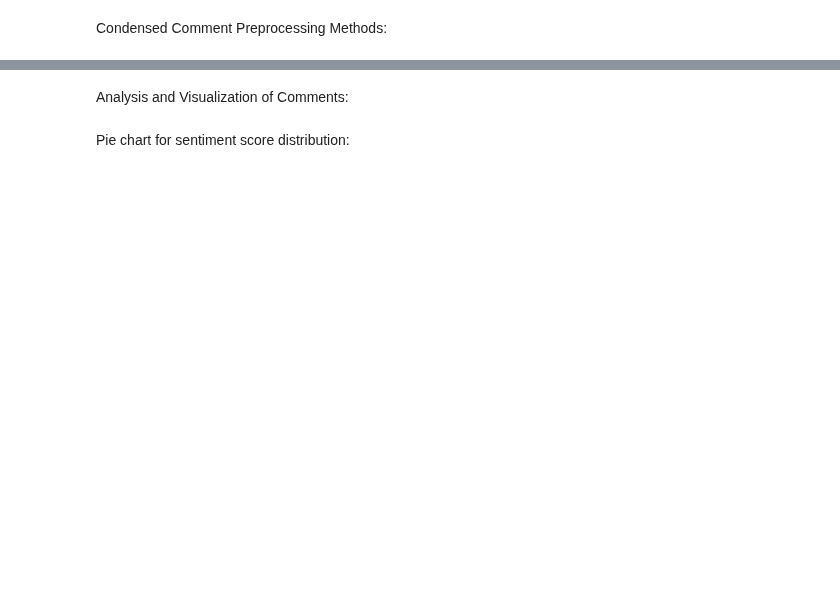
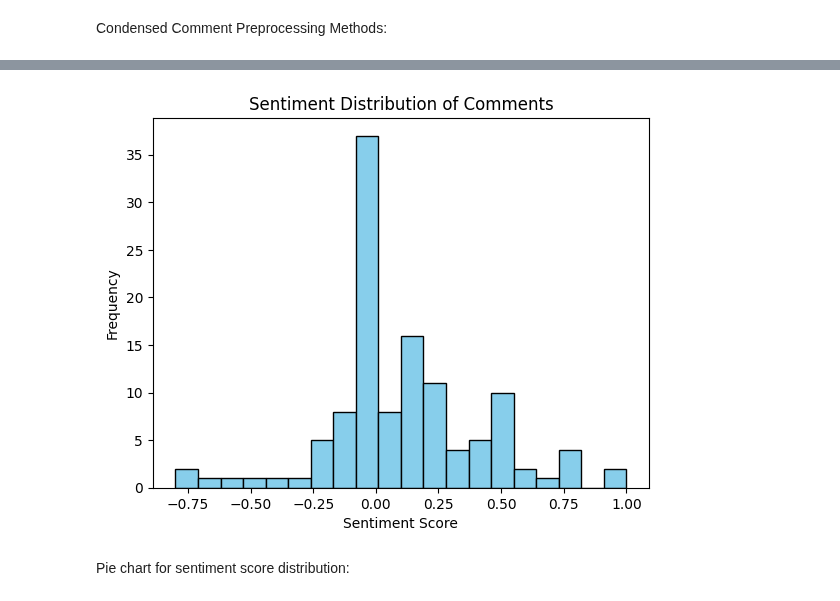
Before and after one commit to rileybaerg/TruthTube, a Jupyter notebook: model_validation.ipynb, the cells around one changed output, grey strips where cells are left out. Cells and saved outputs as stored; diff of their text form; code cells hidden in the pictures; blank space fills up the shorter version.

```diff
--- a/model_validation.ipynb
+++ b/model_validation.ipynb
@@ -230,2 +169,0 @@ def get_wordnet_pos(token):
-# %% [markdown]
-Analysis and Visualization of Comments:
@@ -240,2 +183,14 @@ def calculate_sentiment_score(text):
+# %%
+# Apply the sentiment analysis function to current data frame
+combined_df["Model Calculated Sentiment"] = combined_df["Cleaned Comments"].apply(calculate_sentiment_score)
+
+# Visualize the sentiment distribution using matplotlib
+plt.hist(combined_df["Model Calculated Sentiment"], bins=20, color='skyblue', edgecolor='black')
+plt.title('Sentiment Distribution of Comments')
+plt.xlabel('Sentiment Score')
+plt.ylabel('Frequency')
+plt.show()
+# %% [output]
+[figure, added]
 # %% [markdown]
 Pie chart for sentiment score distribution:
```
Also changed, not shown: parts of 16 cells of this notebook, 1 other file.
